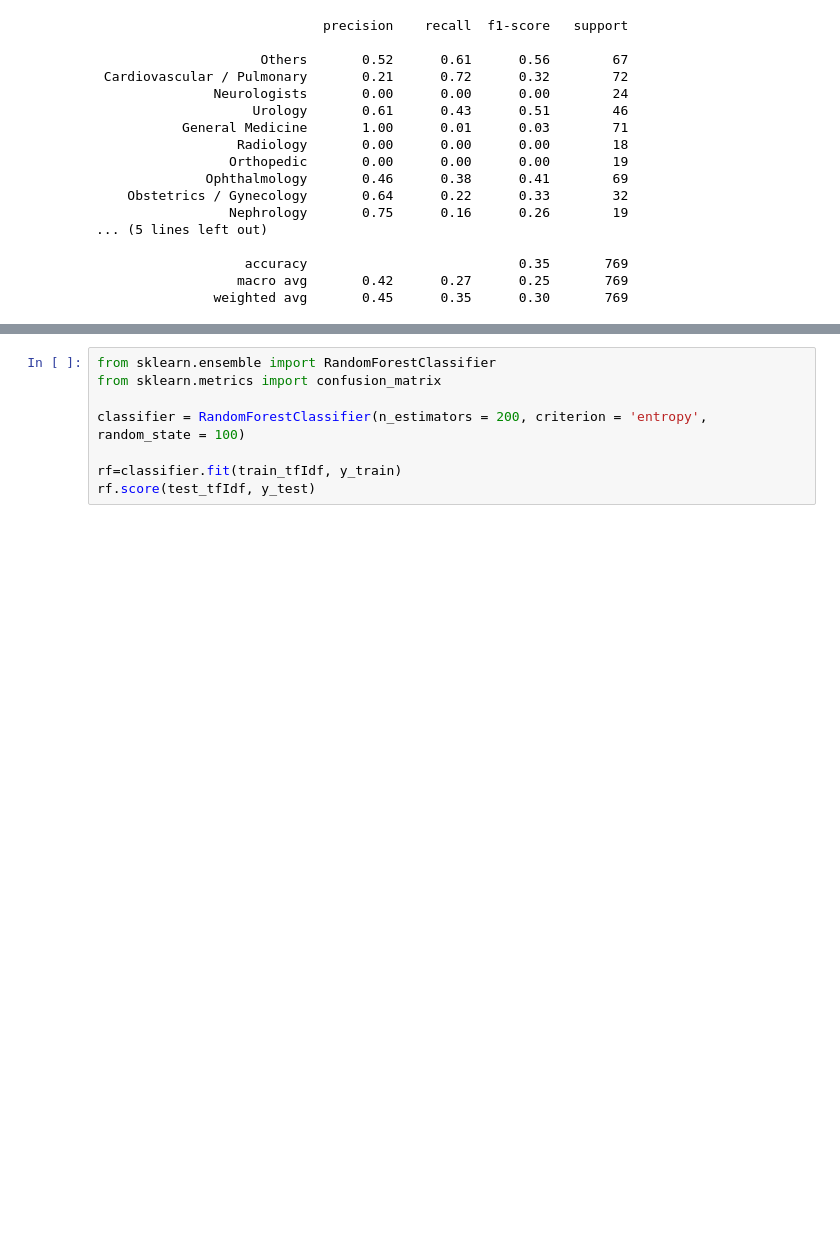
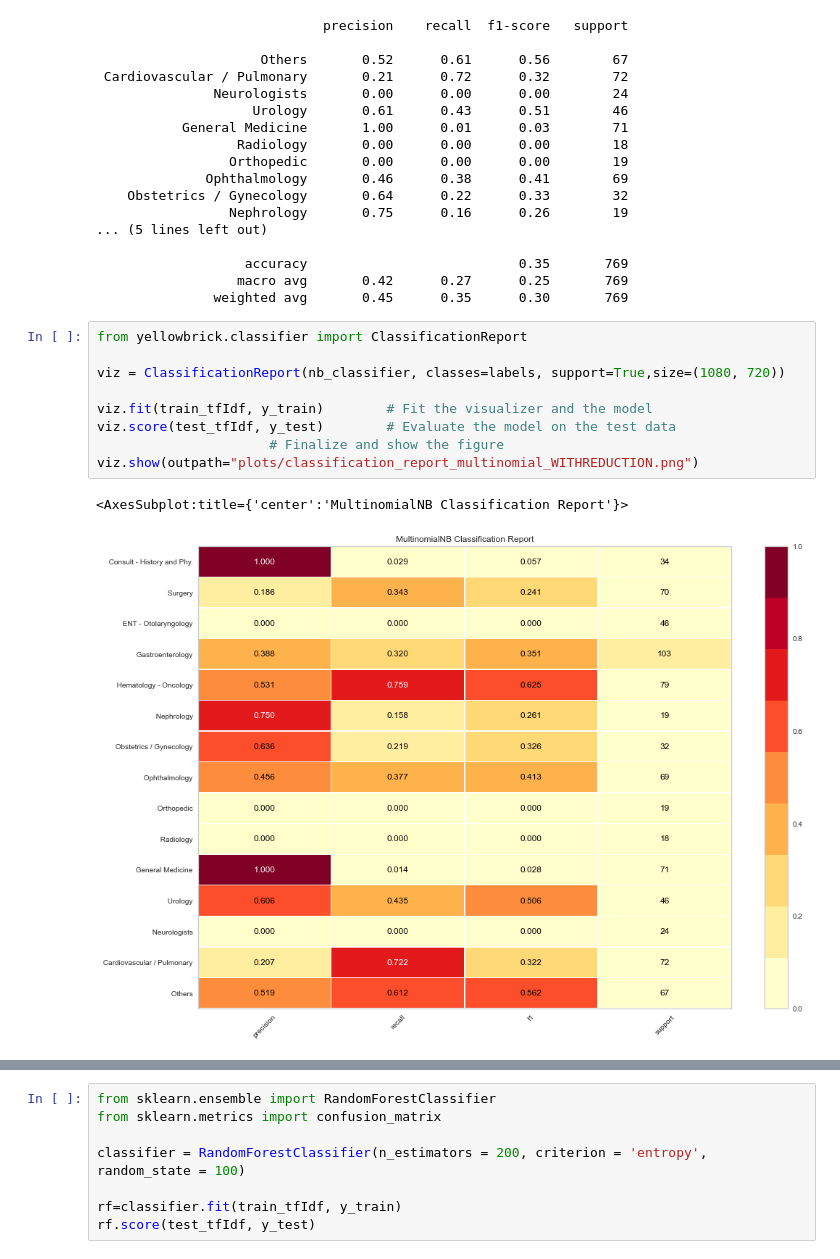
Before and after one commit to AliceSartori/NLP_AND_Clinical-Notes, a Jupyter notebook: Machine_Learning_Nouns_WITH_SPECIALTIES_REDUCTION.ipynb, the cells around one changed output, grey strips where cells are left out. Drawn from its saved outputs; the diff is of its cells as text; blank space fills up the shorter version.

```diff
--- a/Machine_Learning_Nouns_WITH_SPECIALTIES_REDUCTION.ipynb
+++ b/Machine_Learning_Nouns_WITH_SPECIALTIES_REDUCTION.ipynb
@@ -1240,3 +1236,15 @@ print(classification_report(y_test,pred2,
                    accuracy                           0.35       769
                   macro avg       0.42      0.27      0.25       769
                weighted avg       0.45      0.35      0.30       769
+# %%
+from yellowbrick.classifier import ClassificationReport
+
+viz = ClassificationReport(nb_classifier, classes=labels, support=True,size=(1080, 720))
+
+viz.fit(train_tfIdf, y_train)        # Fit the visualizer and the model
+viz.score(test_tfIdf, y_test)        # Evaluate the model on the test data
+                      # Finalize and show the figure
+viz.show(outpath="plots/classification_report_multinomial_WITHREDUCTION.png")
+# %% [output]
+<AxesSubplot:title={'center':'MultinomialNB Classification Report'}>
+[figure, added]
```
Also changed, not shown: parts of 14 cells of this notebook, 6 other files.
